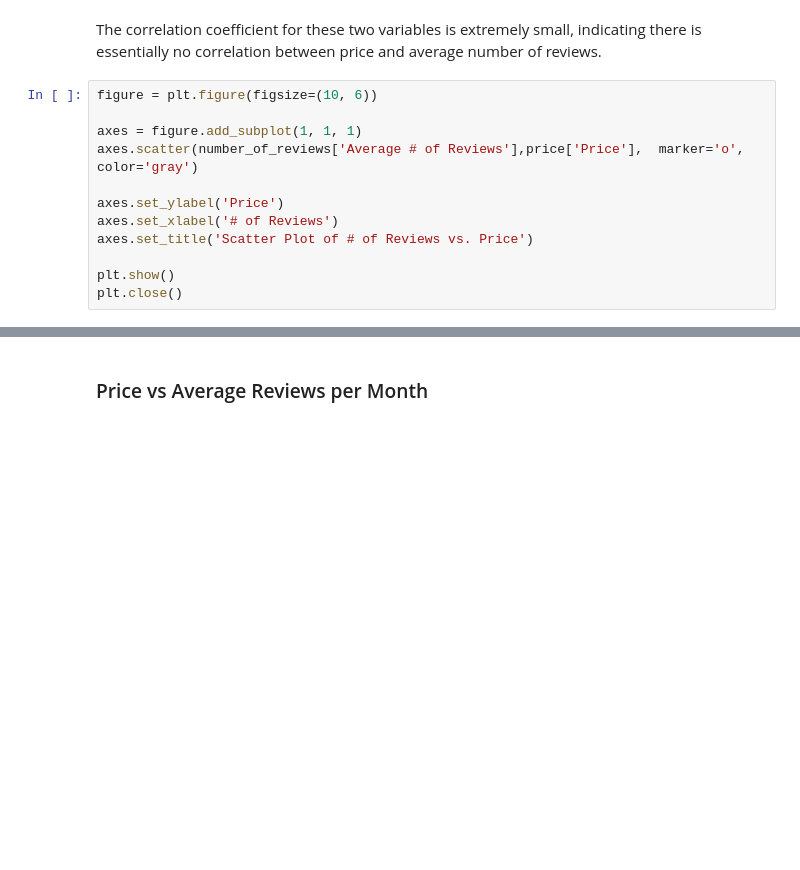
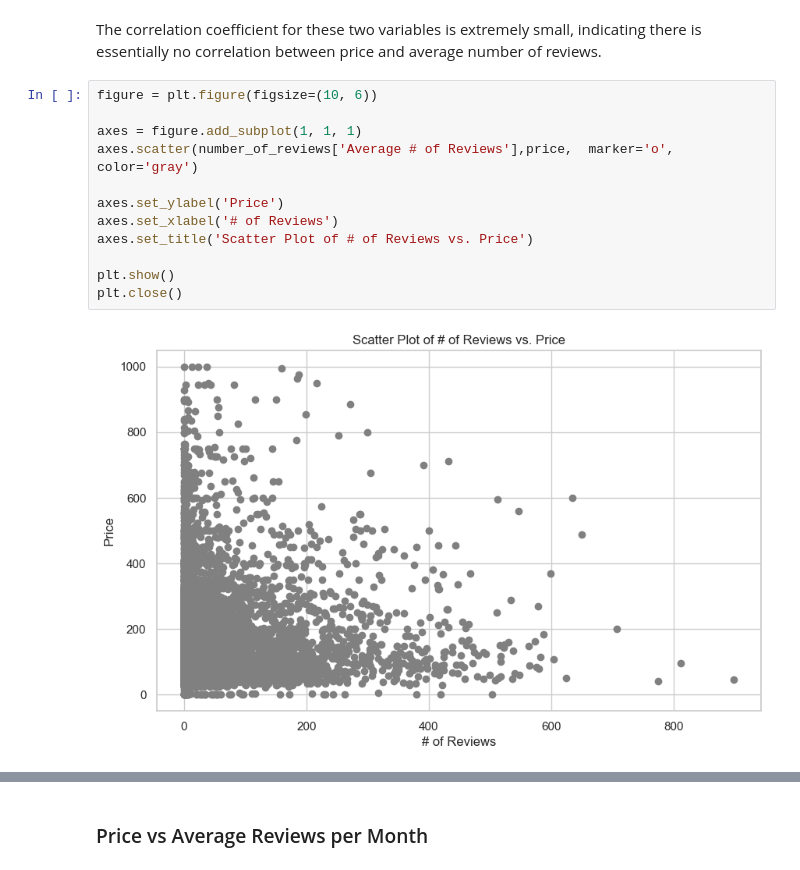
Before and after one commit to carleen/group4_ds_project, a Jupyter notebook: eda/eda.ipynb, the cells around one changed output, grey strips where cells are left out. Cells and saved outputs as stored; diff of their text form; blank space fills up the shorter version.

```diff
--- a/eda/eda.ipynb
+++ b/eda/eda.ipynb
@@ -1227,15 +1518,17 @@ The correlation coefficient for these two variables is extremely small, indicati
 # %%
 figure = plt.figure(figsize=(10, 6))
 
 axes = figure.add_subplot(1, 1, 1)
-axes.scatter(number_of_reviews['Average # of Reviews'],price['Price'],  marker='o', color='gray')
+axes.scatter(number_of_reviews['Average # of Reviews'],price,  marker='o', color='gray')
 
 axes.set_ylabel('Price')
 axes.set_xlabel('# of Reviews')
 axes.set_title('Scatter Plot of # of Reviews vs. Price')
 
 plt.show()
 plt.close()
+# %% [output]
+[figure, added]
 # %%
 figure = plt.figure(figsize=(10, 10))
 
```
Also changed, not shown: parts of 51 cells of this notebook.
